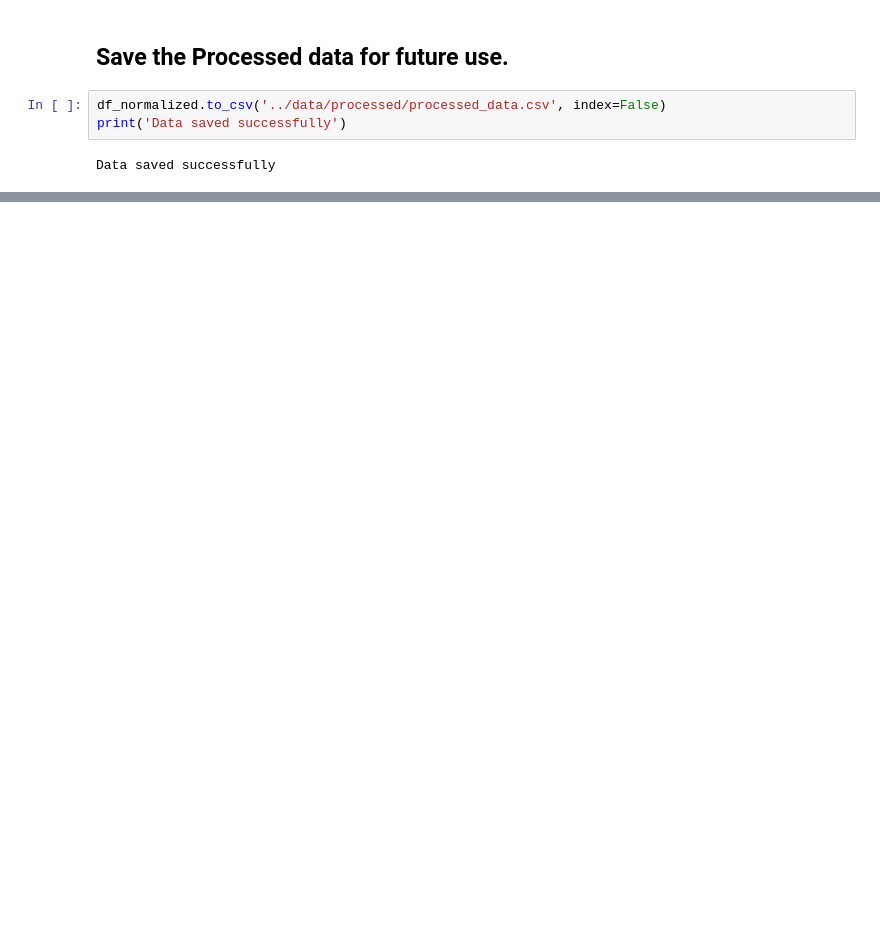
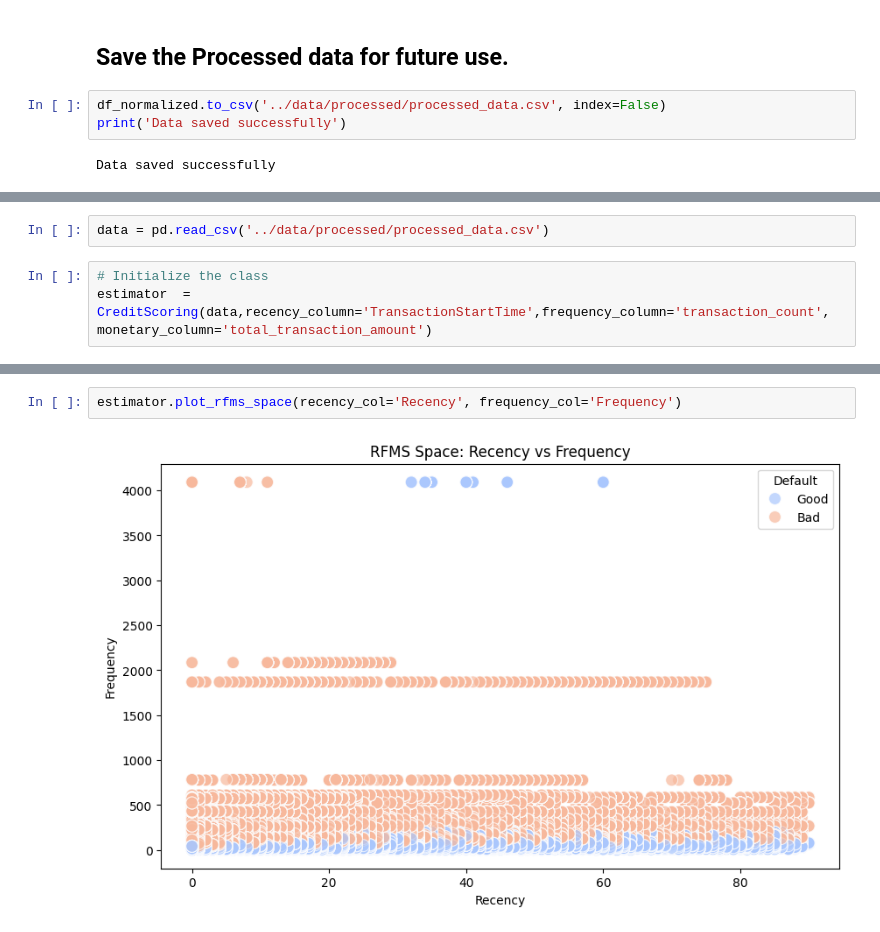
Before and after one commit to b-sam16/Credit-Scoring-Model, a Jupyter notebook: notebooks/feature_engineering.ipynb, the cells around one changed output, grey strips where cells are left out. Drawn from its saved outputs; the diff is of its cells as text; blank space fills up the shorter version.

```diff
--- a/notebooks/feature_engineering.ipynb
+++ b/notebooks/feature_engineering.ipynb
@@ -168,0 +172,5 @@ Data saved successfully
+# %%
+data = pd.read_csv('../data/processed/processed_data.csv')
+# %%
+# Initialize the class
+estimator  = CreditScoring(data,recency_column='TransactionStartTime',frequency_column='transaction_count', monetary_column='total_transaction_amount')
@@ -168,0 +228,4 @@ Data saved successfully
+# %%
+estimator.plot_rfms_space(recency_col='Recency', frequency_col='Frequency')
+# %% [output]
+[figure, added]
```
Also changed, not shown: parts of 15 cells of this notebook, 2 other files.
